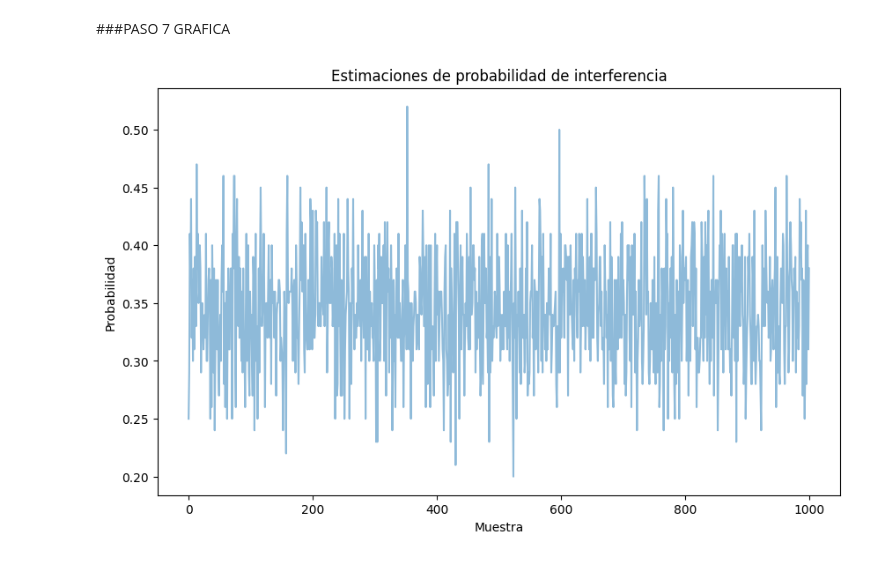
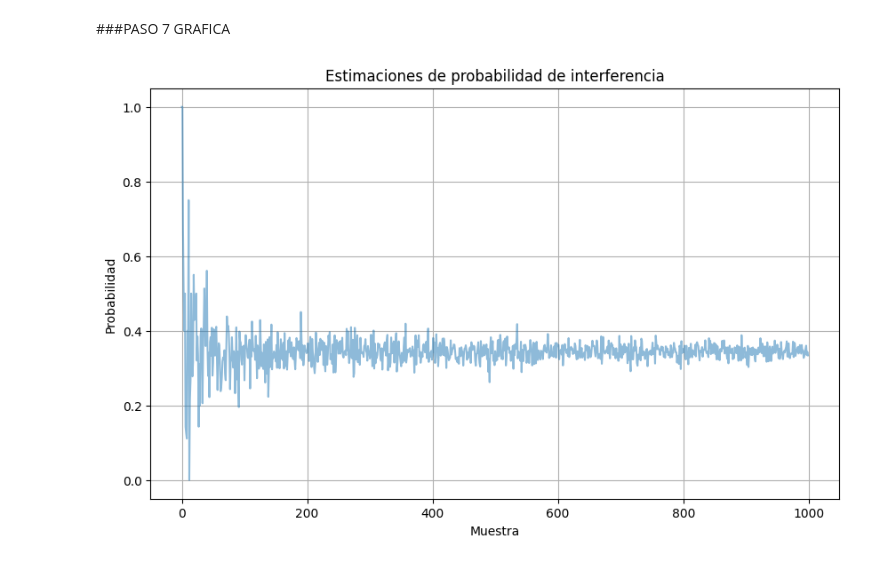
Before and after one commit to YABIGAIL23/SIMULACION-I, a Jupyter notebook: Flecha_y_cojinete.ipynb, the cells around one changed output. Saved outputs shown, nothing was run; the diff lists cells and outputs as text; code cells hidden in the pictures.

```diff
--- a/Flecha_y_cojinete.ipynb
+++ b/Flecha_y_cojinete.ipynb
@@ -71,8 +79,8 @@ Repetir M veces el experimento
 #Función para generar muestras
 def generar_muestras(M=1000, n=100):
     probabilidades = []
-    for _ in range(M):
-        prob = simular_interferencia(n)
+    for i in range(M):
+        prob = simular_interferencia(i+1)
         probabilidades.append(prob)
     return probabilidades
 
@@ -111,10 +111,11 @@ GRAFICA
 # %%
 #graficar las probabilidades
 plt.figure(figsize=(10, 6))
 plt.plot(muestras, alpha=0.5)
 plt.title('Estimaciones de probabilidad de interferencia')
 plt.xlabel('Muestra')
 plt.ylabel('Probabilidad')
+plt.grid()
 plt.show()
 # %% [output]
-[figure, old version]
+[figure, new version]
```
Also changed, not shown: parts of 7 cells of this notebook.
